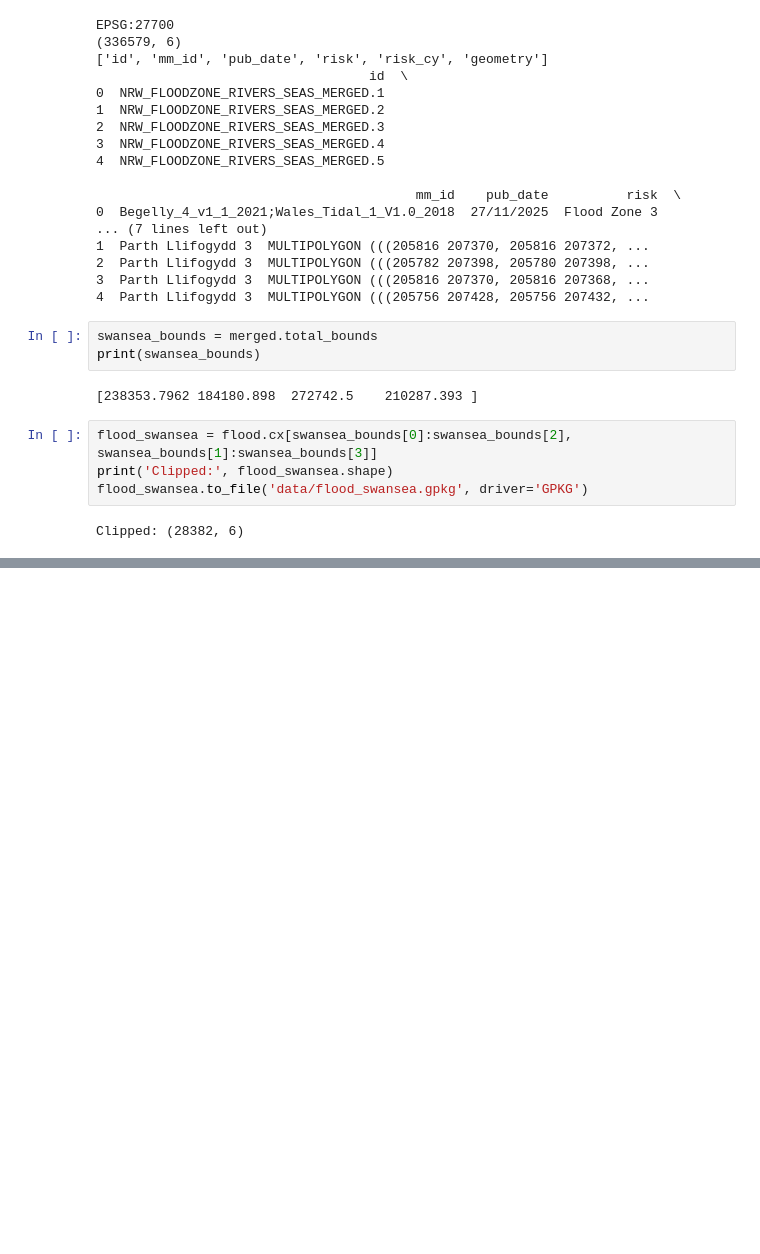
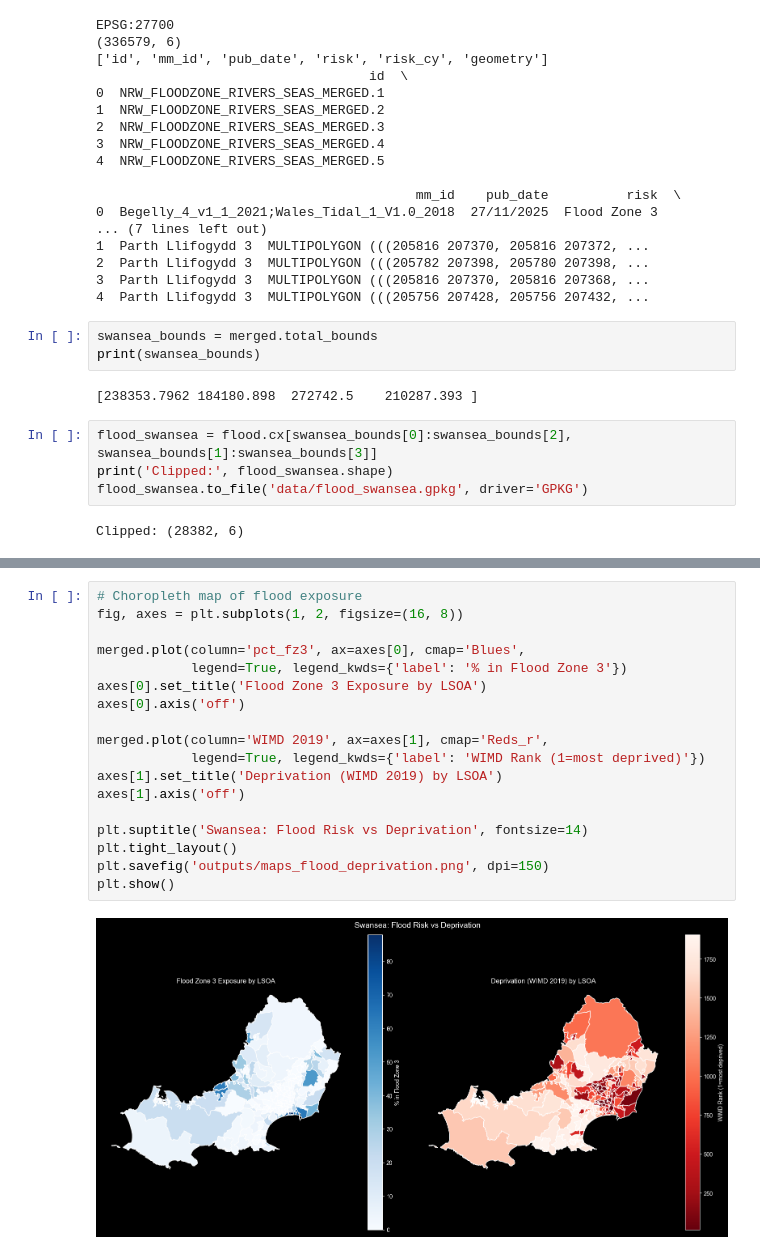
Before and after one commit to IeuanBissell/DataScience, a Jupyter notebook: notebooks/flood_deprivation_analysis.ipynb, the cells around one changed output, grey strips where cells are left out. Saved outputs shown, nothing was run; the diff lists cells and outputs as text; blank space fills up the shorter version.

```diff
--- a/notebooks/flood_deprivation_analysis.ipynb
+++ b/notebooks/flood_deprivation_analysis.ipynb
@@ -98,0 +170,20 @@ Name: count, dtype: int64
+# %%
+# Choropleth map of flood exposure
+fig, axes = plt.subplots(1, 2, figsize=(16, 8))
+
+merged.plot(column='pct_fz3', ax=axes[0], cmap='Blues',
+            legend=True, legend_kwds={'label': '% in Flood Zone 3'})
+axes[0].set_title('Flood Zone 3 Exposure by LSOA')
+axes[0].axis('off')
+
+merged.plot(column='WIMD 2019', ax=axes[1], cmap='Reds_r',
+            legend=True, legend_kwds={'label': 'WIMD Rank (1=most deprived)'})
+axes[1].set_title('Deprivation (WIMD 2019) by LSOA')
+axes[1].axis('off')
+
+plt.suptitle('Swansea: Flood Risk vs Deprivation', fontsize=14)
+plt.tight_layout()
+plt.savefig('outputs/maps_flood_deprivation.png', dpi=150)
+plt.show()
+# %% [output]
+[figure, added]
```
Also changed, not shown: parts of 15 cells of this notebook, 4 other files.
